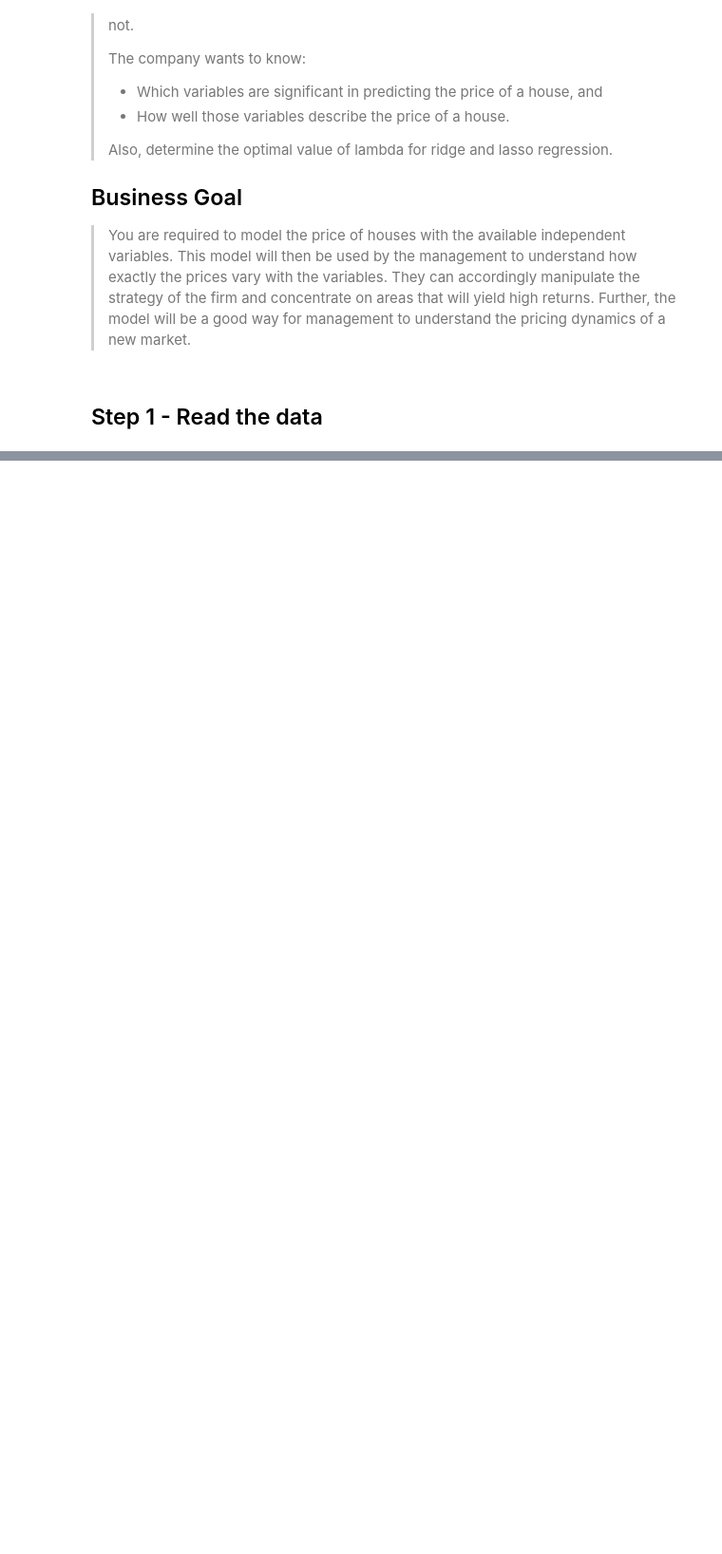
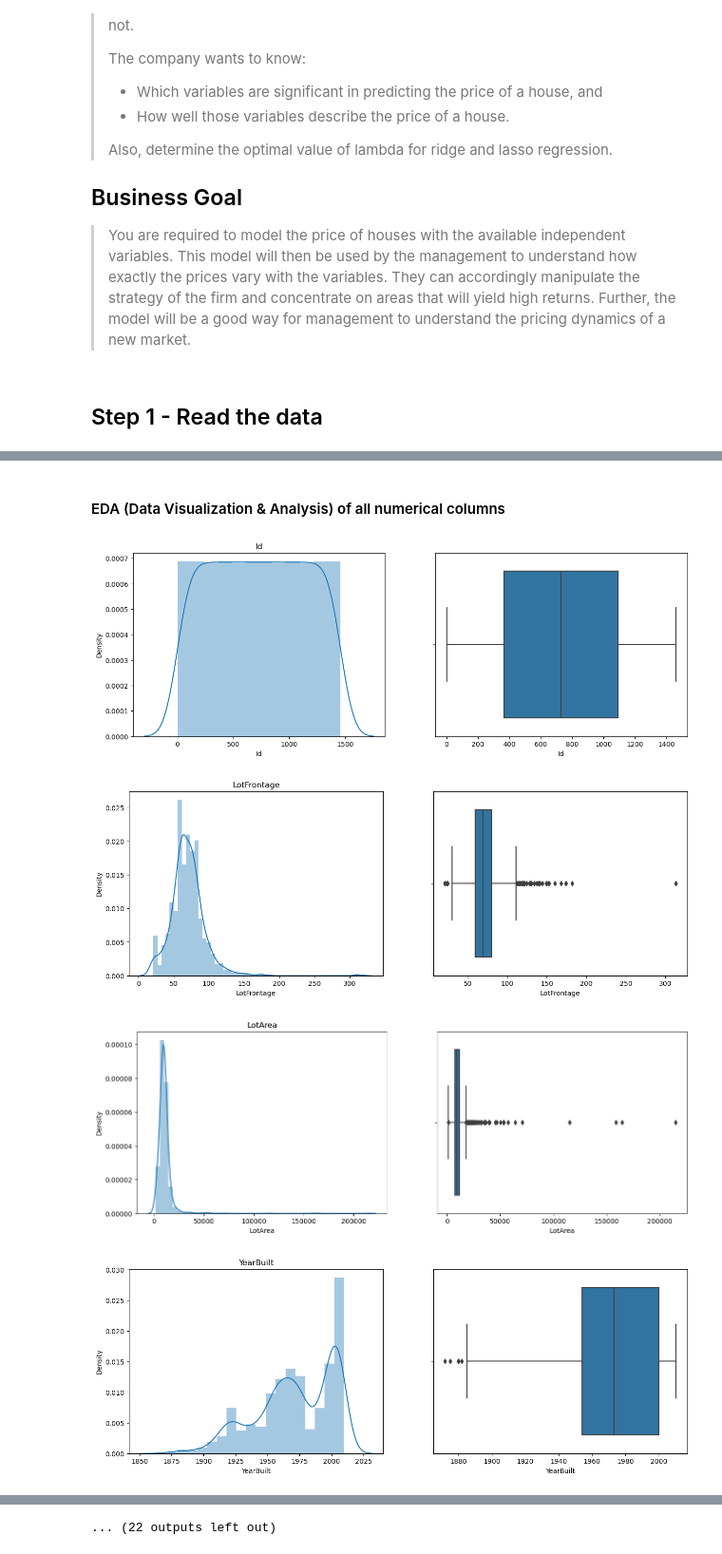
Before and after one commit to Mohinesh27/AssignmentAdvancedRegression, a Jupyter notebook: Assignment-Advanced-Regression-Part-I.ipynb, the cells around one changed output, grey strips where cells are left out. Shown at 95% size. Drawn from its saved outputs; the diff is of its cells as text; code cells hidden in the pictures; blank space fills up the shorter version.

Commit message:
Data prepared, cleaned for model building

```diff
--- a/Assignment-Advanced-Regression-Part-I.ipynb
+++ b/Assignment-Advanced-Regression-Part-I.ipynb
@@ -42,0 +308,10 @@ warnings.filterwarnings("ignore")
+# %%
+# for EDA we need to indetify numerical and categorical columns
+
+# get the numerical columns
+
+df_numerical = df.select_dtypes(include=['int64','float64'])
+
+# check the top 5 records of numerical dataset
+
+df_numerical.head()
@@ -42,0 +340,22 @@ warnings.filterwarnings("ignore")
+# %% [markdown]
+#### EDA (Data Visualization & Analysis) of all numerical columns
+# %%
+# Check the distriubtion of all numerical columns or variables using histograms and boxplots
+
+# As we have large no of columsn we are going to use for loop for ploting the graphs
+
+for col in df_numerical.columns:
+    plt.figure(figsize=(15,5))
+
+    plt.subplot(1,2,1)
+    plt.title(col, fontdict={'fontsize': 12})
+    sns.distplot(df_numerical[col])
+
+    plt.subplot(1,2,2)
+    sns.boxplot(df_numerical[col], x=df_numerical[col])
+    plt.show()
+# %% [output]
+[figure, added]
+[figure, added]
+[figure, added]
+[figure, added]
@@ -42,0 +370 @@ warnings.filterwarnings("ignore")
+... (22 outputs left out)
```
Also changed, not shown: parts of 71 cells of this notebook.
